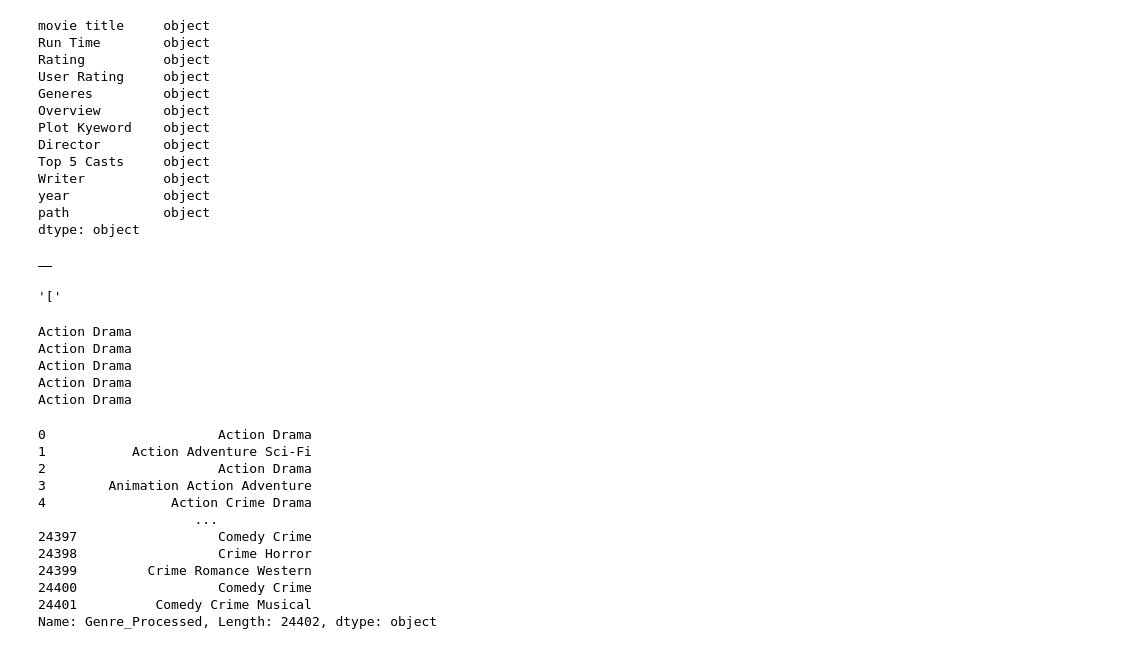
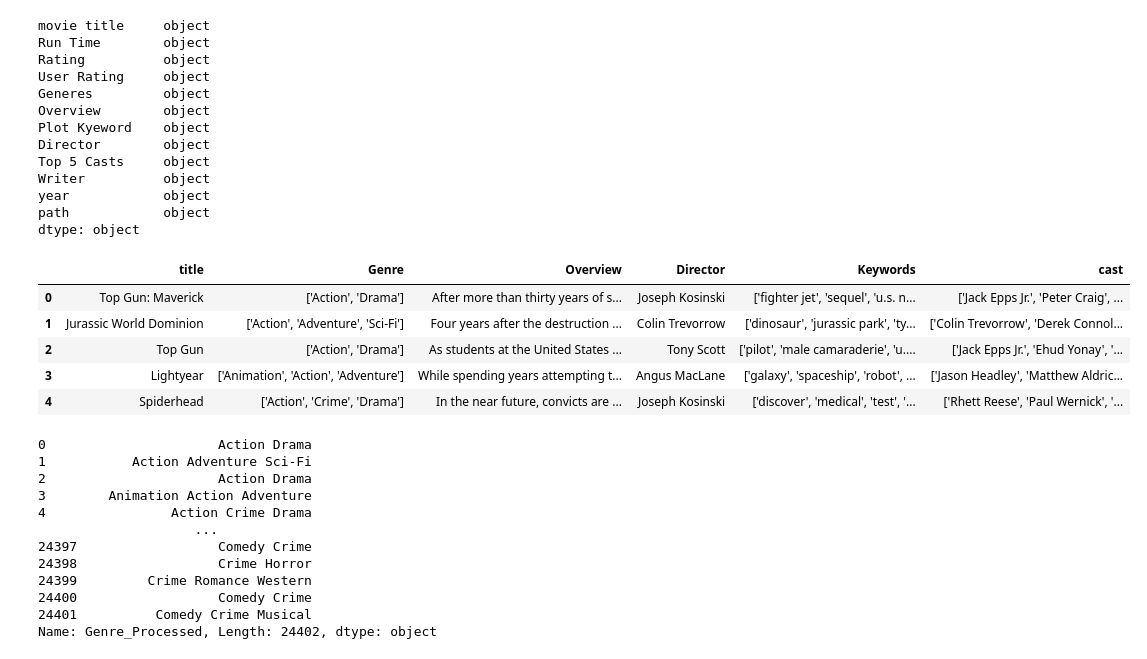
Before and after one commit to vsr01/Movie-Recommender, a Jupyter notebook: data-exploration.ipynb, the cells around one changed output. Drawn from its saved outputs; the diff is of its cells as text; code cells hidden in the pictures.

```diff
--- a/data-exploration.ipynb
+++ b/data-exploration.ipynb
@@ -126,27 +126,13 @@ dtype: object
 # %%
 data = pd.DataFrame()
 # %%
-data['title'] = df['movie title']
-data['Genre']
+data[['title','Genre','Overview','Director','Keywords','cast']] = df[['movie title','Generes','Overview','Director','Plot Kyeword','Top 5 Casts']]
-# %% [output]
-|  |
-# %%
-g = df['Generes'][0][0]
-g
-# %% [output]
-'['
-# %%
-import ast
-parsed_list = ast.literal_eval(df['Generes'][0])
-# Ensure it's a list, if not, treat as a single string
-for i in range(5):
-        if isinstance(parsed_list, list):
-            print(' '.join(parsed_list)) # Join elements with a space
-        else:
-            print(str(parsed_list))
-# %% [output]
-Action Drama
-Action Drama
-Action Drama
-Action Drama
-Action Drama
+# %%
+data.head()
+# %% [output]
+|  | title | Genre | Overview | Director | Keywords | cast |
+| 0 | Top Gun: Maverick | ['Action', 'Drama'] | After more than thirty years of s... | Joseph Kosinski | ['fighter jet', 'sequel', 'u.s. n... | ['Jack Epps Jr.', 'Peter Craig', ... |
+| 1 | Jurassic World Dominion | ['Action', 'Adventure', 'Sci-Fi'] | Four years after the destruction ... | Colin Trevorrow | ['dinosaur', 'jurassic park', 'ty... | ['Colin Trevorrow', 'Derek Connol... |
+| 2 | Top Gun | ['Action', 'Drama'] | As students at the United States ... | Tony Scott | ['pilot', 'male camaraderie', 'u.... | ['Jack Epps Jr.', 'Ehud Yonay', '... |
+| 3 | Lightyear | ['Animation', 'Action', 'Adventure'] | While spending years attempting t... | Angus MacLane | ['galaxy', 'spaceship', 'robot', ... | ['Jason Headley', 'Matthew Aldric... |
+| 4 | Spiderhead | ['Action', 'Crime', 'Drama'] | In the near future, convicts are ... | Joseph Kosinski | ['discover', 'medical', 'test', '... | ['Rhett Reese', 'Paul Wernick', '... |
```
Also changed, not shown: parts of 2 cells of this notebook, 10 other files.
